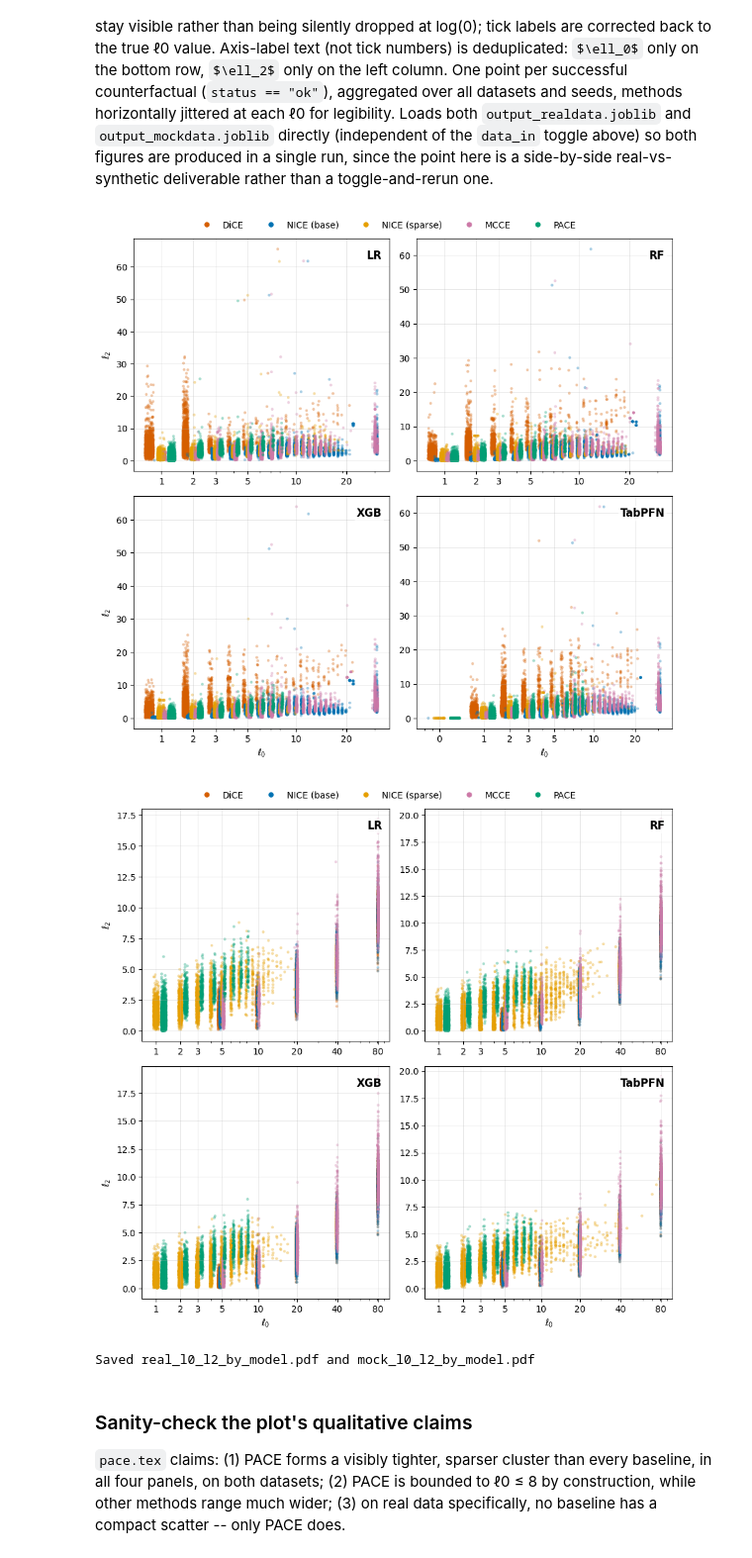
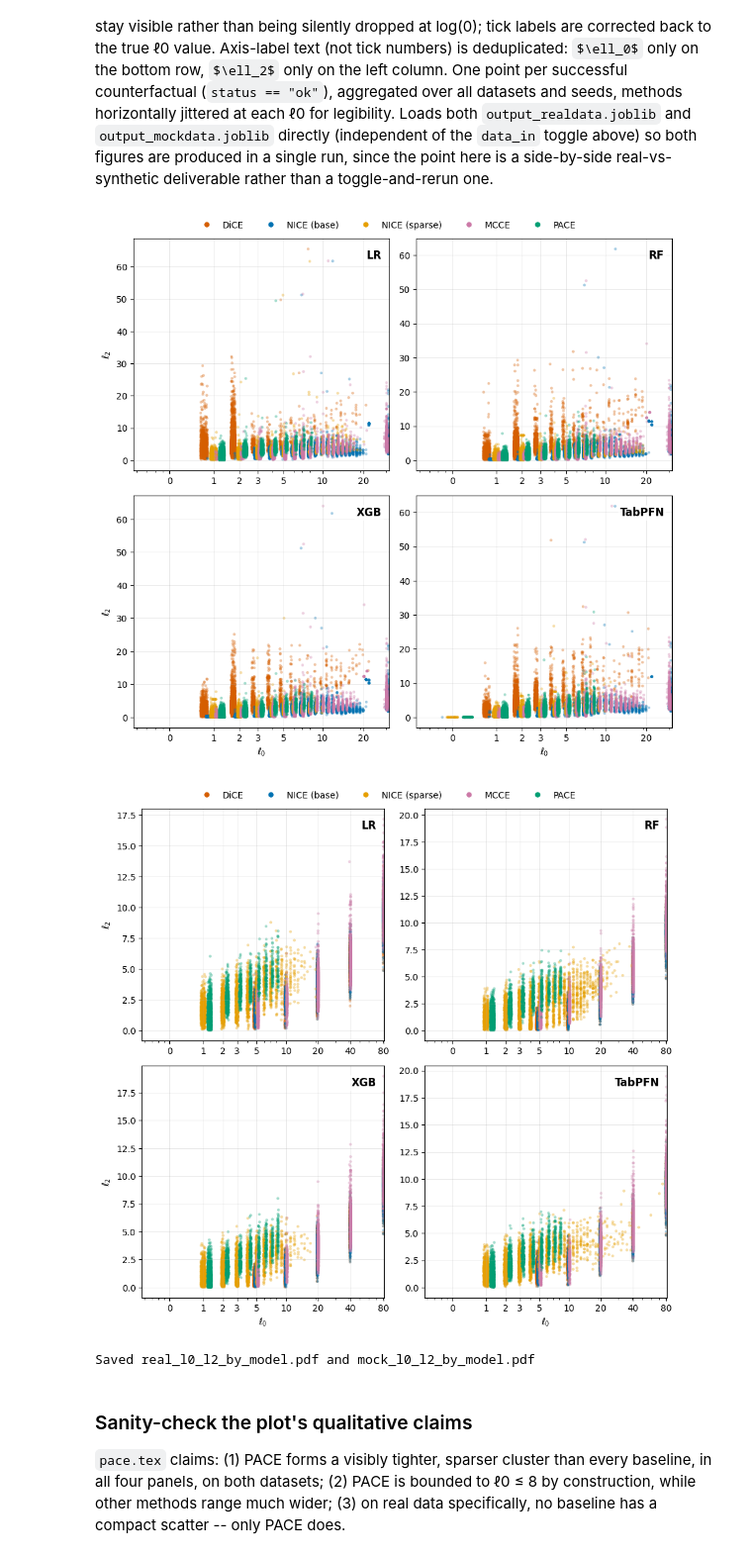
Before and after one commit to leonidaschristodoulou/cf-proposal, a Jupyter notebook: cfprop_analysis.ipynb, the cells around one changed output. Shown at 99% size. Cells and saved outputs as stored; diff of their text form; code cells hidden in the pictures.

Commit message:
Share x-axis limits across all panels in the l0-vs-l2 scatter
Previously each panel autoscaled independently, so the TabPFN panel (the
only one with real l0=0 rows on real data) showed a 0 tick that LR/RF/XGB's
panels clipped out of view even though the same FixedLocator ticks were
applied to all four. Now all panels share one xlim, computed from the
overall l0 range, so the axes read consistently across the whole grid.

Co-Authored-By: Claude Sonnet 5 <noreply@anthropic.com>

```diff
--- a/cfprop_analysis.ipynb
+++ b/cfprop_analysis.ipynb
@@ -714,6 +714,11 @@ def plot_l0_l2_by_model(plot_df, *, methods, models, ncols=2, jitter_width=0.28,
     offsets = np.linspace(-jitter_width, jitter_width, len(methods))
     max_l0 = int(sub["l0"].max())
     ticks = [t for t in L0_TICKS if t <= max_l0] or [0, max_l0]
+    # Shared x-limits across every panel (not each panel's own autoscale): some
+    # models have real l0=0 rows and others don't (e.g. on real data, only
+    # TabPFN has any), so per-panel autoscaling would inconsistently clip the
+    # l0=0 tick out of view on panels that happen to lack that data.
+    shared_xlim = (1.0 - jitter_width - 0.15, max_l0 + 1.0 + jitter_width + 0.15)
 
     for idx, model in enumerate(models):
         ax = axes_flat[idx]
@@ -732,6 +737,7 @@ def plot_l0_l2_by_model(plot_df, *, methods, models, ncols=2, jitter_width=0.28,
                       edgecolors="none", label=METHOD_LABELS[method])
 
         ax.set_xscale("log")
+        ax.set_xlim(*shared_xlim)
         ax.xaxis.set_major_locator(FixedLocator([t + 1 for t in ticks]))
         ax.xaxis.set_major_formatter(FuncFormatter(lambda v, pos: f"{int(round(v - 1))}"))
         ax.text(0.97, 0.95, model, transform=ax.transAxes, fontsize=12, fontweight="bold",
@@ -744,35 +750,35 @@ def plot_l0_l2_by_model(plot_df, *, methods, models, ncols=2, jitter_width=0.28,
             ax.set_xlabel(r"$\ell_0$")
         if col == 0:
             ax.set_ylabel(r"$\ell_2$")
 
     for idx in range(len(models), len(axes_flat)):
         axes_flat[idx].set_visible(False)
 
     handles = [plt.Line2D([0], [0], marker="o", color="w", markerfacecolor=COLORS[m], markersize=7,
                           label=METHOD_LABELS[m]) for m in methods]
     fig.legend(handles=handles, loc="upper center", ncol=len(methods), bbox_to_anchor=(0.5, 1.03), frameon=False)
     fig.tight_layout()
     return fig, axes_flat
 
 
 l0l2_methods = ["dice", "nice_base", "nice_spars", "mcce", "pace"]
 l0l2_models = ["LR", "RF", "XGB", "TabPFN"]
 
 df_real_l0l2 = joblib.load("output_realdata.joblib")
 df_mock_l0l2 = joblib.load("output_mockdata.joblib")
 
 fig_real, _ = plot_l0_l2_by_model(df_real_l0l2, methods=l0l2_methods, models=l0l2_models)
 fig_real.savefig("real_l0_l2_by_model.pdf", format="pdf", dpi=300, bbox_inches="tight")
 plt.show()
 
 fig_mock, _ = plot_l0_l2_by_model(df_mock_l0l2, methods=l0l2_methods, models=l0l2_models)
 fig_mock.savefig("mock_l0_l2_by_model.pdf", format="pdf", dpi=300, bbox_inches="tight")
 plt.show()
 
 print("Saved real_l0_l2_by_model.pdf and mock_l0_l2_by_model.pdf")
 # %% [output]
-[figure, old version]
+[figure, new version]
-[figure, old version]
+[figure, new version]
 Saved real_l0_l2_by_model.pdf and mock_l0_l2_by_model.pdf
 # %% [markdown]
 ### Sanity-check the plot's qualitative claims
```
